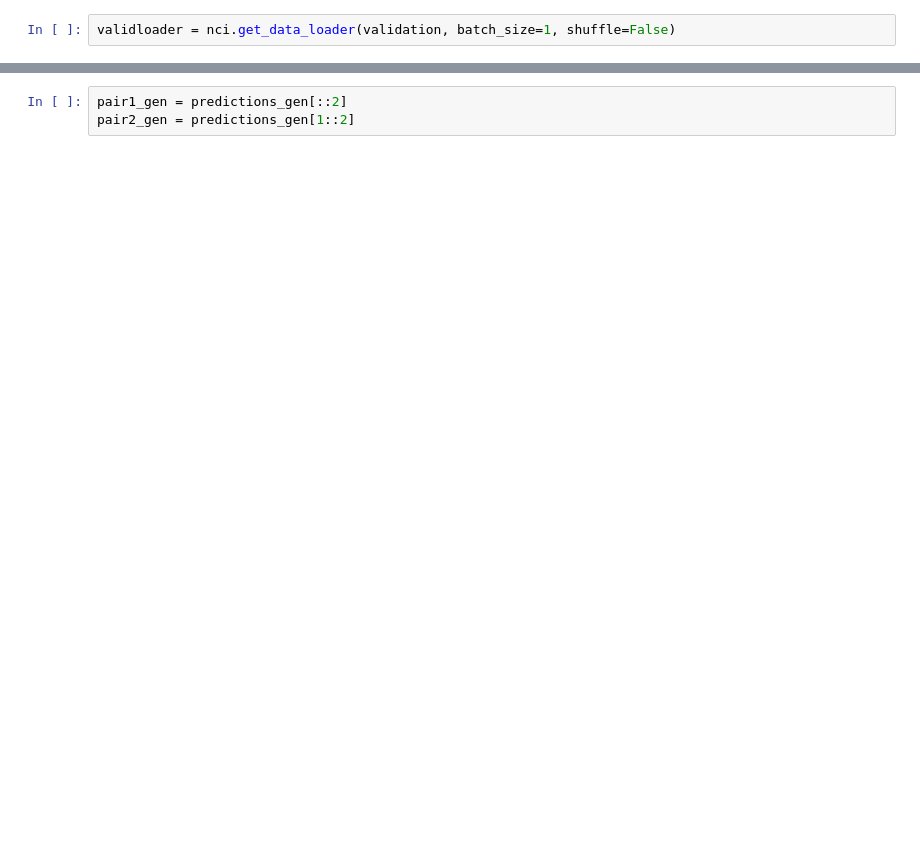
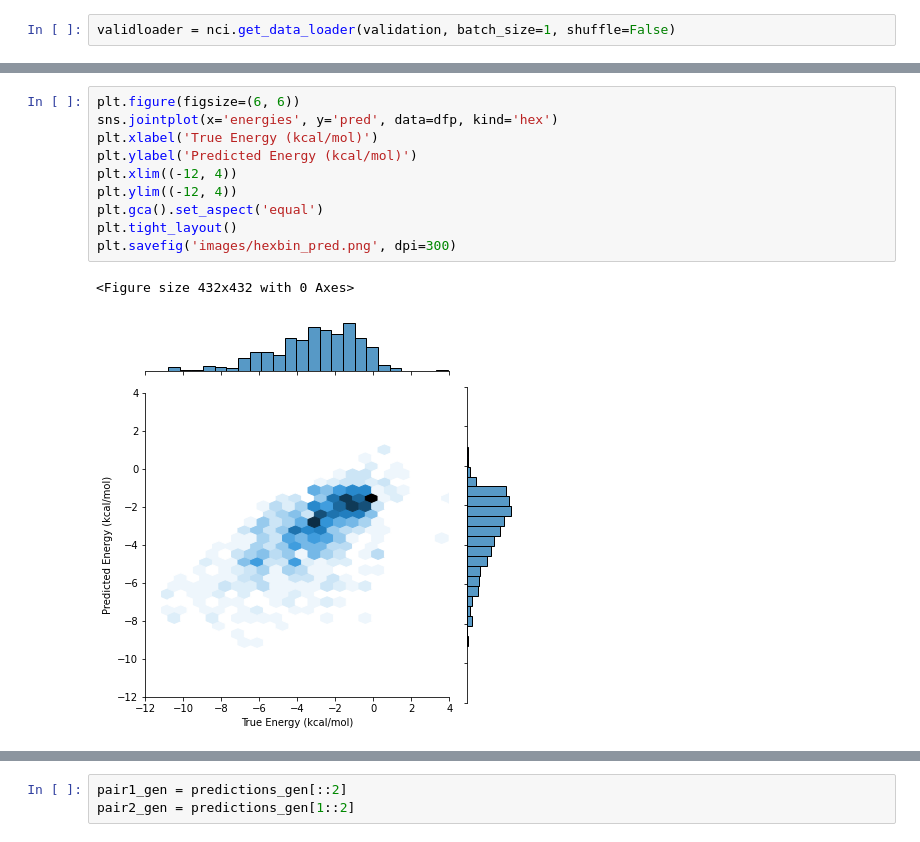
Before and after one commit to jessebmurray/torchani, a Jupyter notebook: preds.ipynb, the cells around one changed output, grey strips where cells are left out. Cells and saved outputs as stored; diff of their text form; blank space fills up the shorter version.

```diff
--- a/preds.ipynb
+++ b/preds.ipynb
@@ -30,0 +109,13 @@ validloader = nci.get_data_loader(validation, batch_size=1, shuffle=False)
+# %%
+plt.figure(figsize=(6, 6))
+sns.jointplot(x='energies', y='pred', data=dfp, kind='hex')
+plt.xlabel('True Energy (kcal/mol)')
+plt.ylabel('Predicted Energy (kcal/mol)')
+plt.xlim((-12, 4))
+plt.ylim((-12, 4))
+plt.gca().set_aspect('equal')
+plt.tight_layout()
+plt.savefig('images/hexbin_pred.png', dpi=300)
+# %% [output]
+<Figure size 432x432 with 0 Axes>
+[figure, added]
```
Also changed, not shown: parts of 64 cells of this notebook, 3 other files.
